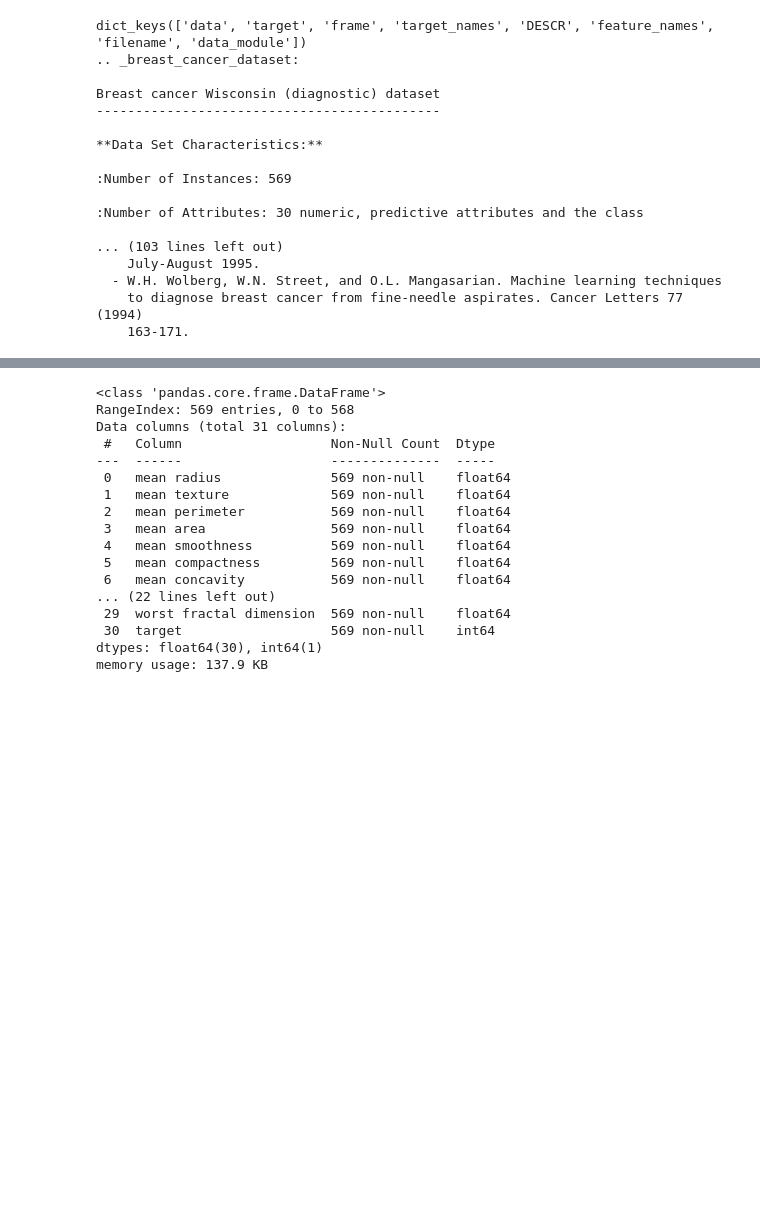
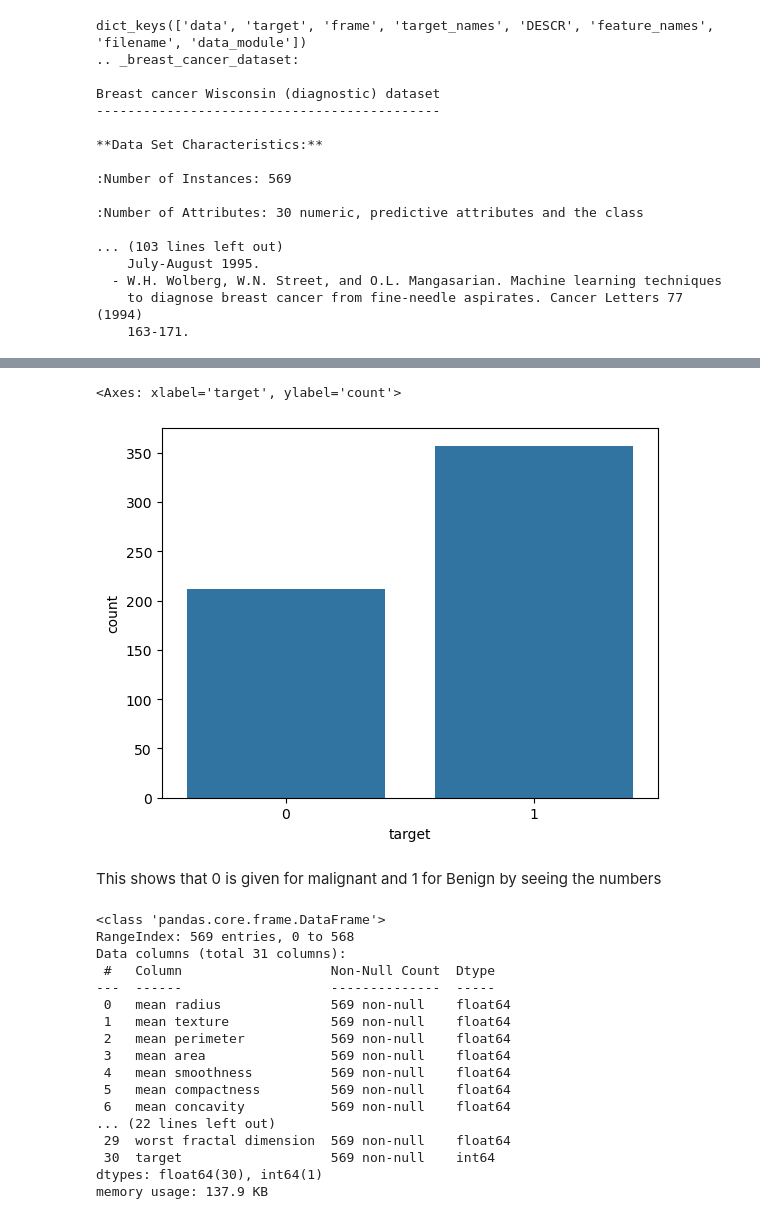
Before and after one commit to amanverma-98/TASK_2-ML-ALGO, a Jupyter notebook: logisticreg.ipynb, the cells around one changed output, grey strips where cells are left out. Saved outputs shown, nothing was run; the diff lists cells and outputs as text; code cells hidden in the pictures; blank space fills up the shorter version.

```diff
--- a/logisticreg.ipynb
+++ b/logisticreg.ipynb
@@ -51,3 +51,10 @@ df.head().T
+# %%
+sns.countplot(x = 'target' , data = df)
+# %% [output]
+<Axes: xlabel='target', ylabel='count'>
+[figure, added]
+# %% [markdown]
+This shows that 0 is given for malignant and 1 for Benign by seeing the numbers
 # %%
 df.info()
 # %% [output]
```
Also changed, not shown: parts of 17 cells of this notebook.
